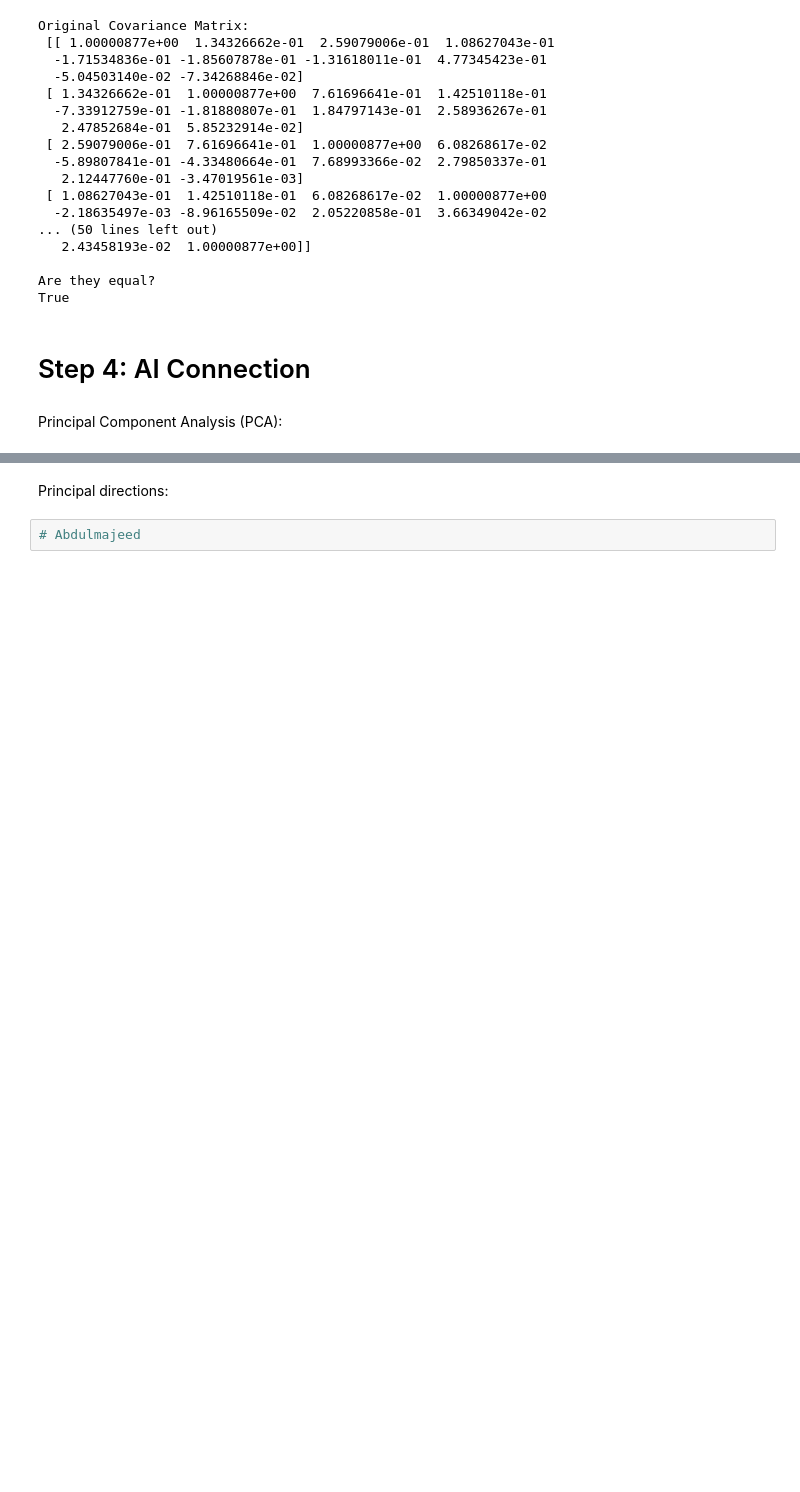
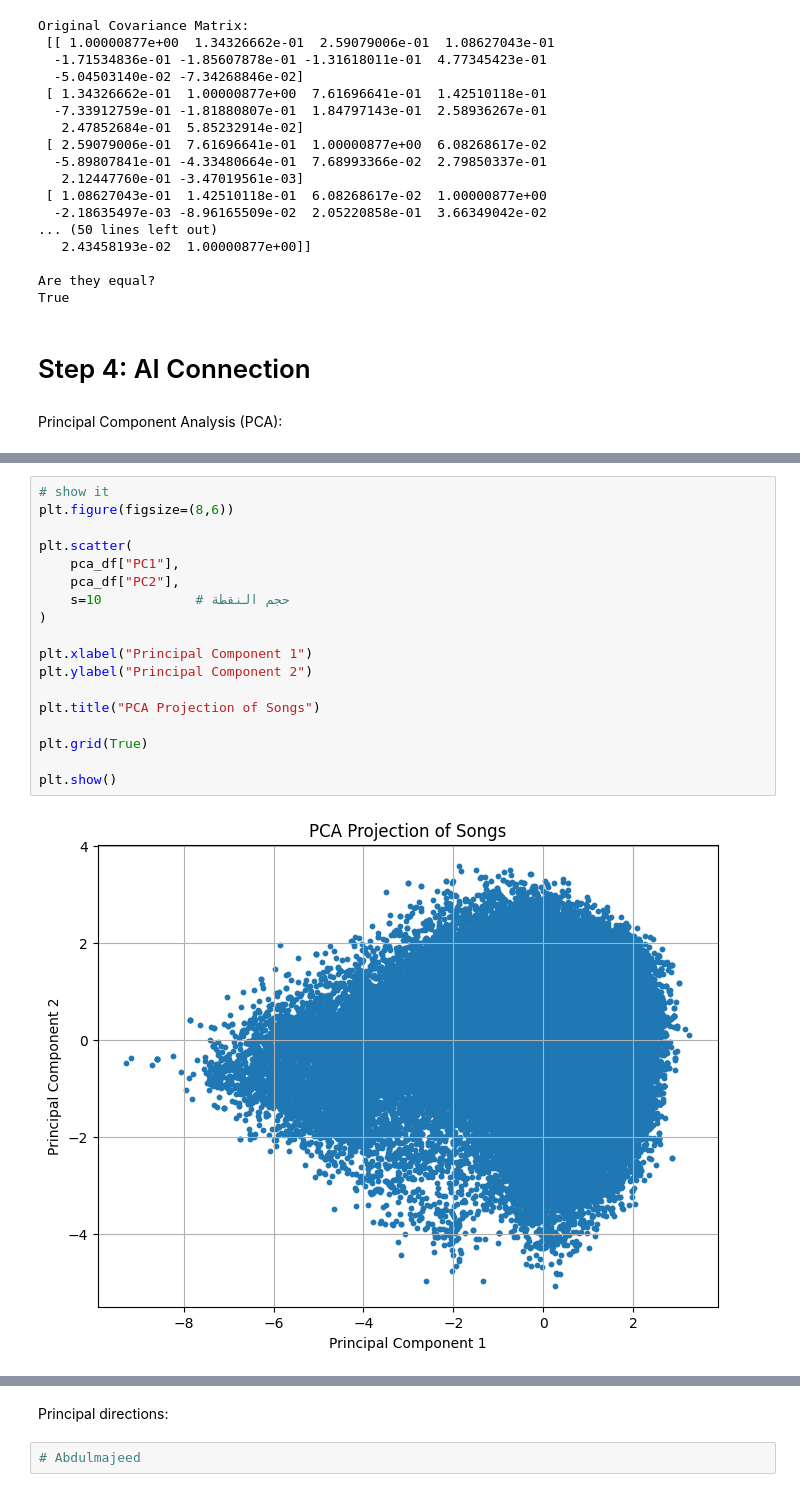
Before and after one commit to Abdulmajeed-A/Tuwaiq-Linear-Algebra, a Jupyter notebook: project_linear_algebra.ipynb, the cells around one changed output, grey strips where cells are left out. Saved outputs shown, nothing was run; the diff lists cells and outputs as text; blank space fills up the shorter version.

```diff
--- a/project_linear_algebra.ipynb
+++ b/project_linear_algebra.ipynb
@@ -282,0 +325,20 @@ Principal Component Analysis (PCA):
+# %%
+# show it
+plt.figure(figsize=(8,6))
+
+plt.scatter(
+    pca_df["PC1"],
+    pca_df["PC2"],
+    s=10            # حجم النقطة
+)
+
+plt.xlabel("Principal Component 1")
+plt.ylabel("Principal Component 2")
+
+plt.title("PCA Projection of Songs")
+
+plt.grid(True)
+
+plt.show()
+# %% [output]
+[figure, added]
```
Also changed, not shown: parts of 10 cells of this notebook.
